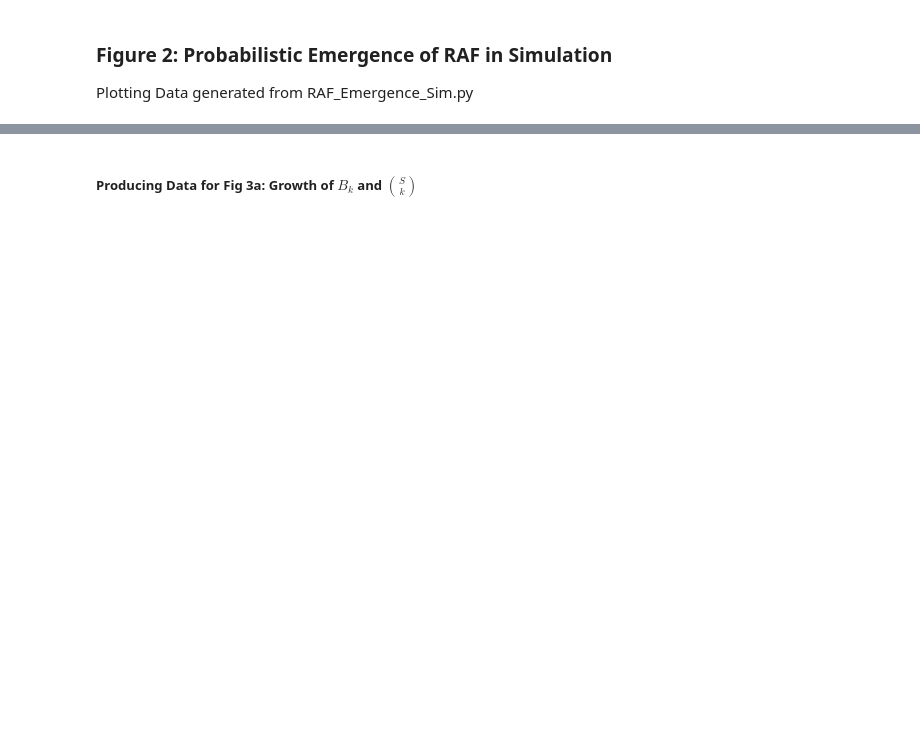
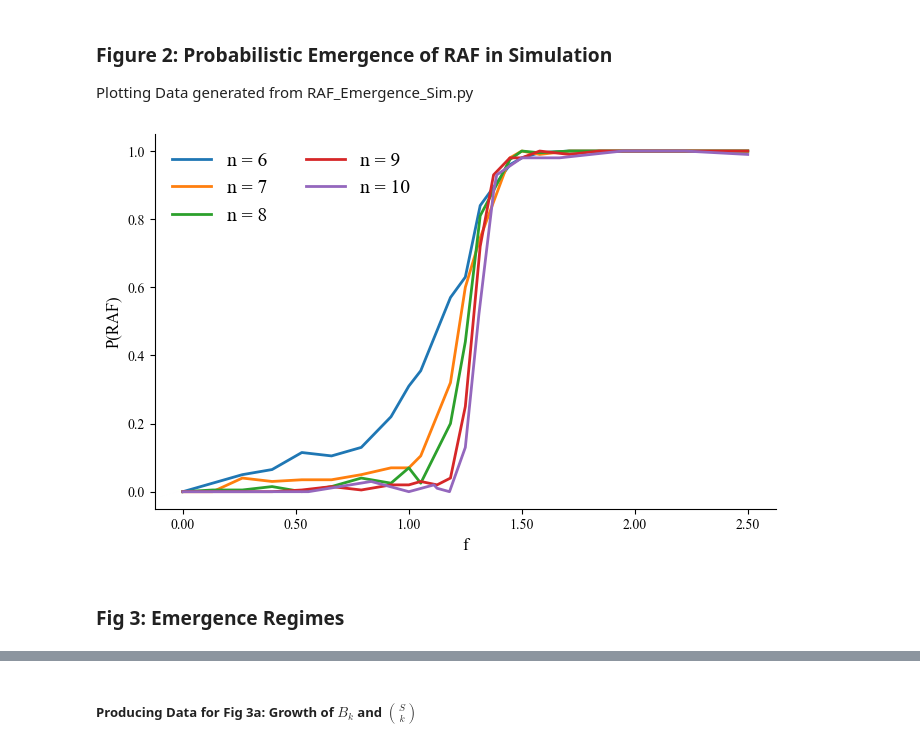
Before and after one commit to VJ-Varanasi/Emergence-of-Autocatalysis-in-Prebiotic-Reaction-Networks, a Jupyter notebook: figures.ipynb, the cells around one changed output, grey strips where cells are left out. Saved outputs shown, nothing was run; the diff lists cells and outputs as text; code cells hidden in the pictures; blank space fills up the shorter version.

```diff
--- a/figures.ipynb
+++ b/figures.ipynb
@@ -151,38 +271,42 @@ import numpy as np
 import pandas as pd
 
 # --- data ---
-file_path = 'Autocatalytic-Reaction-Networks/raf_results.csv'
+file_path = 'Github/raf_results.csv'
 all_runs_data = pd.read_csv(file_path)
 
 # --- plot ---
 fig, ax = plt.subplots(figsize=(7, 4.5))
 
 # Tableau 10 palette
 tab10 = plt.get_cmap('tab10').colors  # tuple of 10 RGB colors
 
 # stable ordering so color assignment is consistent across runs
 n_vals = sorted(all_runs_data.n.unique())
 
 for i, n_val in enumerate(n_vals):
     if n_val <= 5:
         continue
     plot_df = all_runs_data[all_runs_data.n == n_val].sort_values('f')
 
     ax.plot(
         plot_df.f,
         plot_df.raf_prob,
-        label=f"n = {n_val}, {plot_df.trial_count.iloc[0]}",
+        label=f"n = {n_val}",
         color=tab10[i % len(tab10)],
         linewidth=2.0,
     )
 
 # axes / styling
 ax.xaxis.set_major_formatter(mticker.FormatStrFormatter('%.2f'))
 ax.set_xlabel('f')
 ax.set_ylabel('P(RAF)')
 
 # compact legend
 ax.legend(fontsize=14, frameon=False, ncol=2)
 
 fig.tight_layout()
 plt.show()
+# %% [output]
+[figure, added]
+# %% [markdown]
+### Fig 3: Emergence Regimes
```
Also changed, not shown: parts of 34 cells of this notebook, 6 other files.
